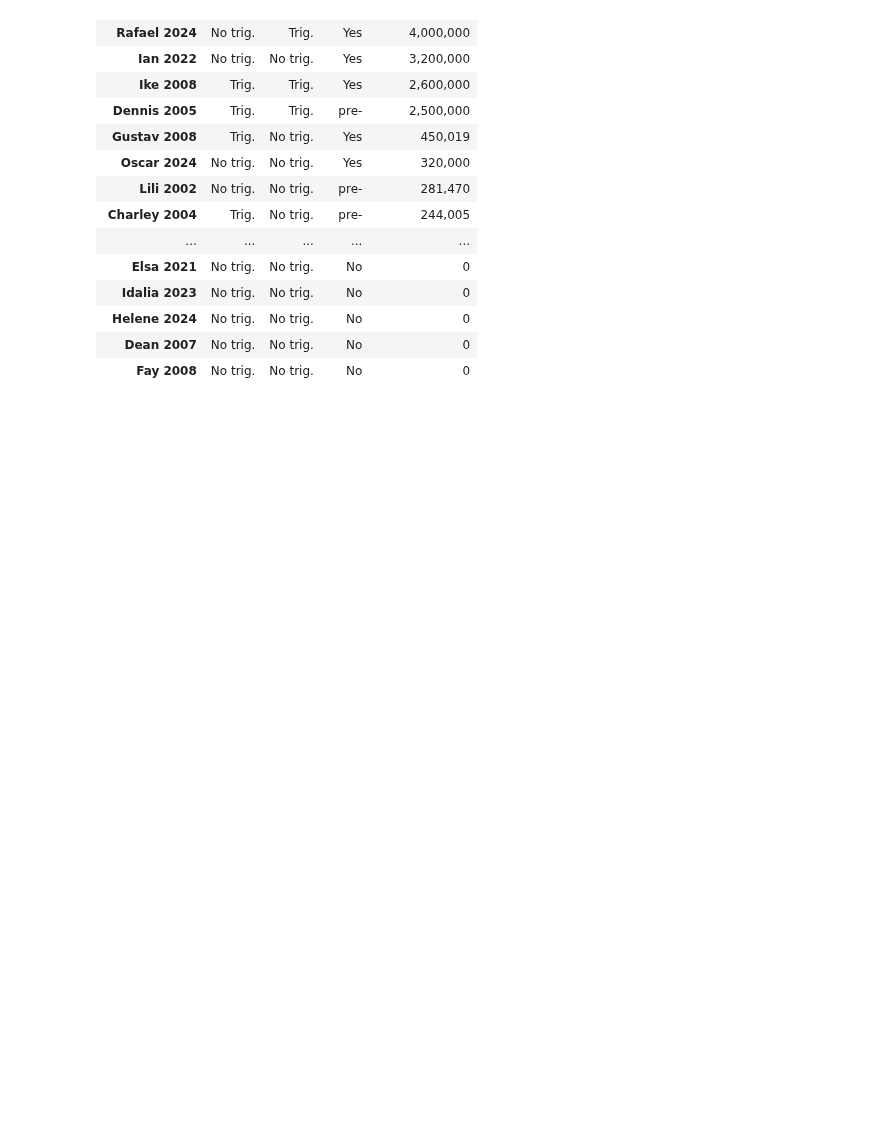
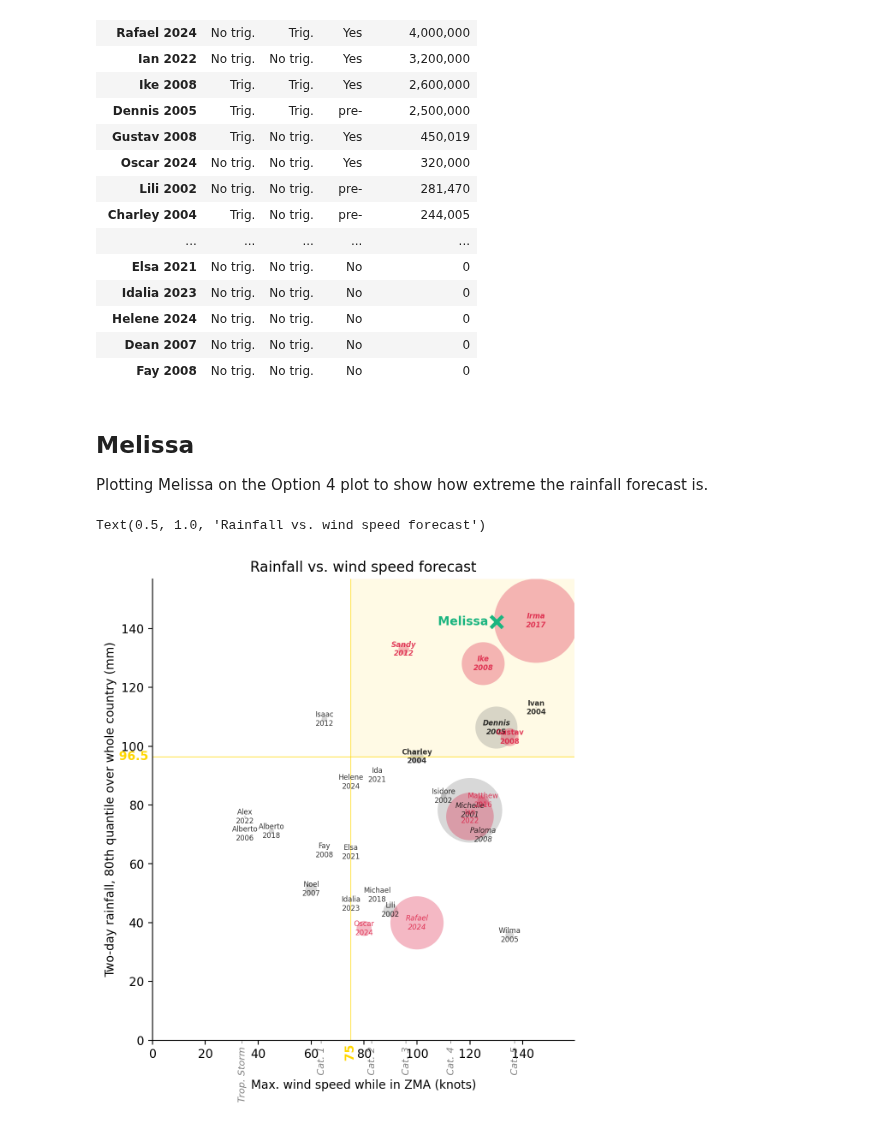
Before and after one commit to OCHA-DAP/ds-aa-cub-hurricanes, a Jupyter notebook: exploration/threestage_trig_plot.ipynb, the cells around one changed output. Drawn from its saved outputs; the diff is of its cells as text; code cells hidden in the pictures; blank space fills up the shorter version.

Commit message:
melissa notebooks

```diff
--- a/exploration/threestage_trig_plot.ipynb
+++ b/exploration/threestage_trig_plot.ipynb
@@ -1072,3 +1072,34 @@ disp_selected_threshs(321972)
 | Helene 2024 | No trig. | No trig. | No | 0 |
 | Dean 2007 | No trig. | No trig. | No | 0 |
 | Fay 2008 | No trig. | No trig. | No | 0 |
+# %% [markdown]
+## Melissa
+
+Plotting Melissa on the Option 4 plot to show how extreme the rainfall forecast is.
+# %%
+CHD_GREEN = "#1bb580"
+# %%
+current_rain = 142.38818
+current_wind = 130
+fig, axs = plot_selected_threshs(321972)
+axs[0].scatter(
+    [current_wind],
+    [current_rain],
+    marker="x",
+    color=CHD_GREEN,
+    linewidths=3,
+    s=100,
+)
+axs[0].annotate(
+    "   Melissa  ",
+    (current_wind, current_rain),
+    va="center",
+    ha="right",
+    color=CHD_GREEN,
+    fontweight="bold",
+)
+axs[1].remove()
+axs[0].set_title("Rainfall vs. wind speed forecast")
+# %% [output]
+Text(0.5, 1.0, 'Rainfall vs. wind speed forecast')
+[figure, added]
```
Also changed, not shown: 3 other files.
